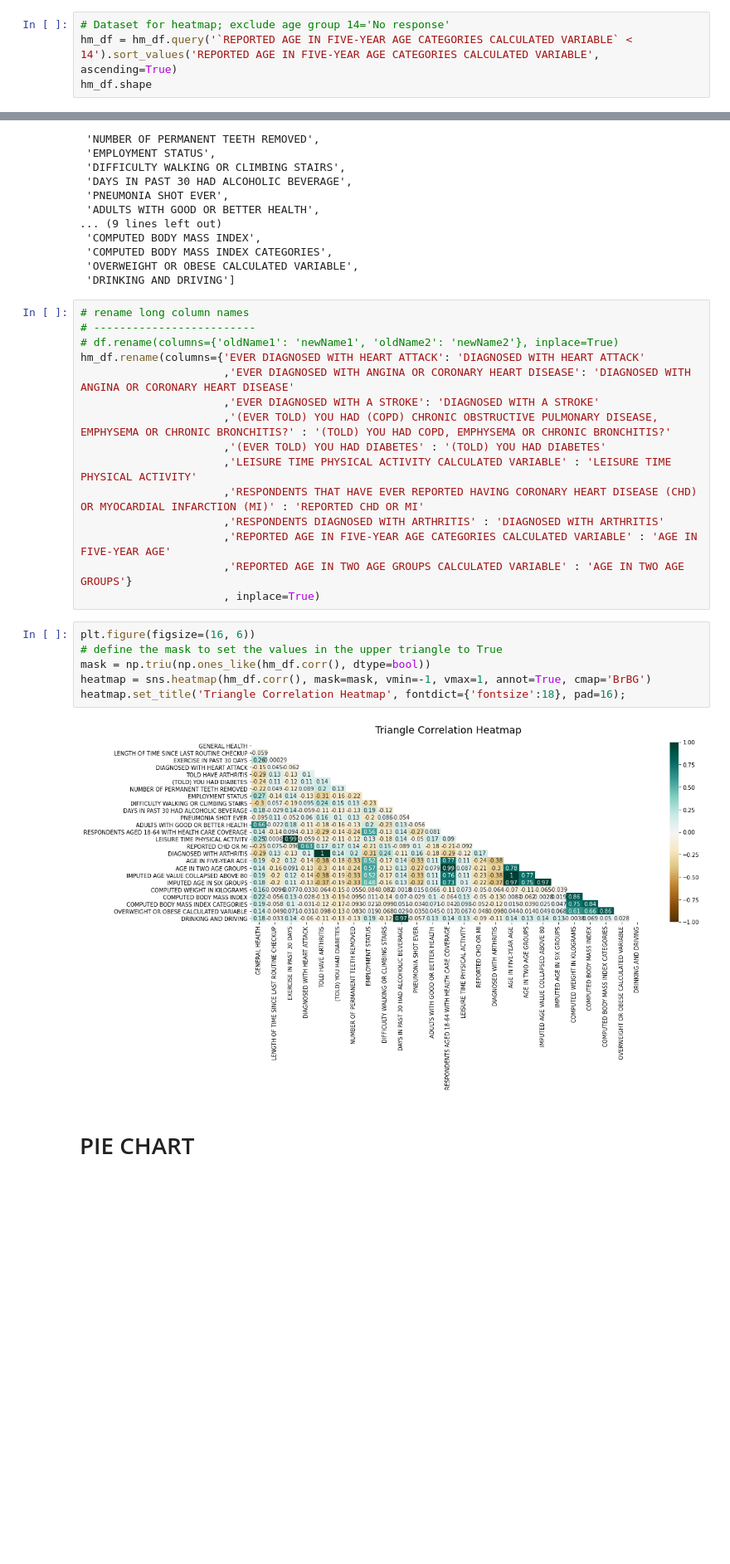
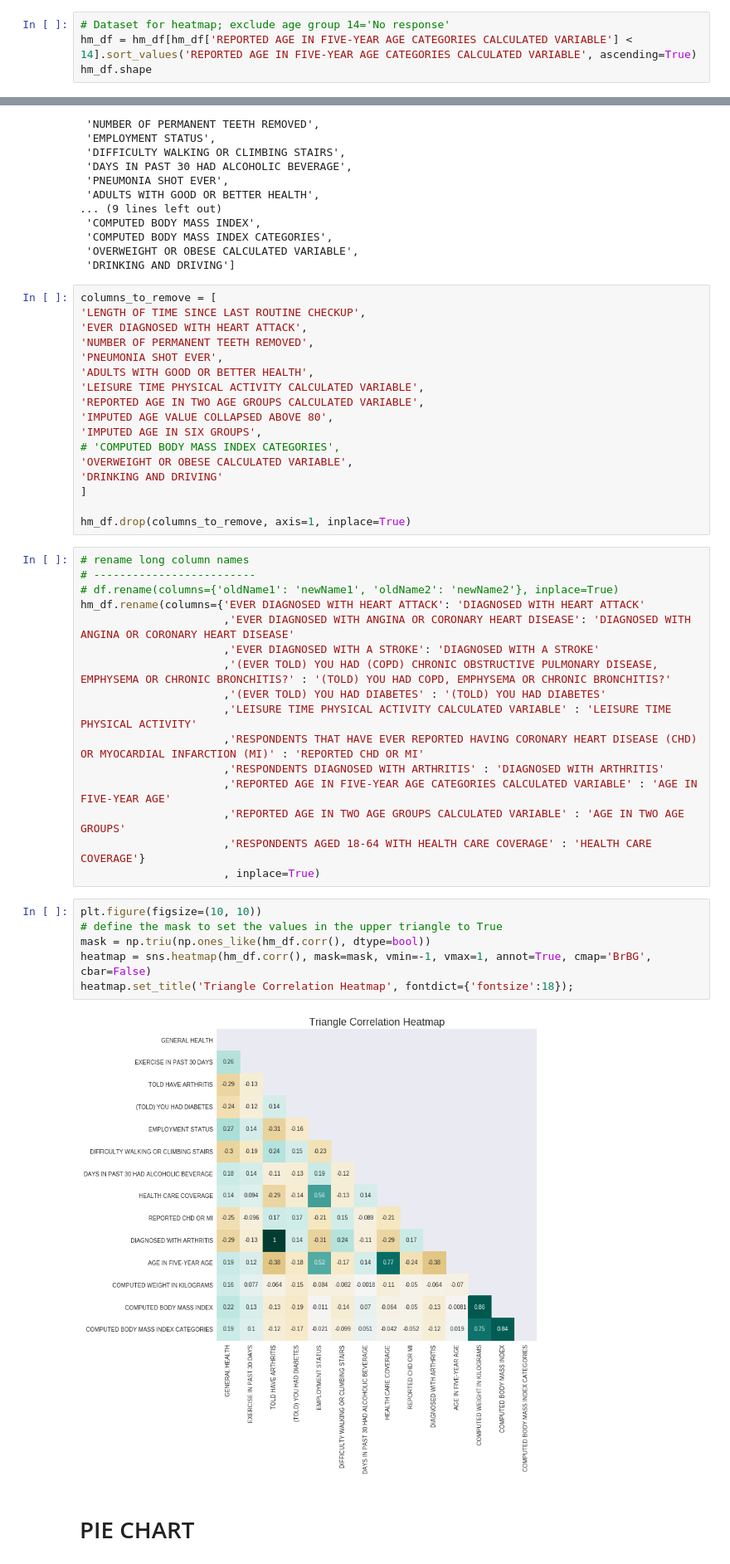
Before and after one commit to spring-camm-sergey/dse230, a Jupyter notebook: data_cleaning-diabetes.ipynb, the cells around one changed output, grey strips where cells are left out. Shown: that part at 83% size. Drawn from its saved outputs; the diff is of its cells as text; blank space fills up the shorter version.

```diff
--- a/data_cleaning-diabetes.ipynb
+++ b/data_cleaning-diabetes.ipynb
@@ -58,7 +78,7 @@ correlations = correlations[correlations>0.1].index.to_list()
 hm_df = clean_df_1[correlations]
 # %%
 # Dataset for heatmap; exclude age group 14='No response'
-hm_df = hm_df.query('`REPORTED AGE IN FIVE-YEAR AGE CATEGORIES CALCULATED VARIABLE` < 14').sort_values('REPORTED AGE IN FIVE-YEAR AGE CATEGORIES CALCULATED VARIABLE', ascending=True)
+hm_df = hm_df[hm_df['REPORTED AGE IN FIVE-YEAR AGE CATEGORIES CALCULATED VARIABLE'] < 14].sort_values('REPORTED AGE IN FIVE-YEAR AGE CATEGORIES CALCULATED VARIABLE', ascending=True)
 hm_df.shape
 # %% [output]
 (323558, 25)
@@ -82,6 +102,23 @@ hm_df.columns.to_list()
  'COMPUTED BODY MASS INDEX CATEGORIES',
  'OVERWEIGHT OR OBESE CALCULATED VARIABLE',
  'DRINKING AND DRIVING']
+# %%
+columns_to_remove = [
+'LENGTH OF TIME SINCE LAST ROUTINE CHECKUP',
+'EVER DIAGNOSED WITH HEART ATTACK',
+'NUMBER OF PERMANENT TEETH REMOVED',
+'PNEUMONIA SHOT EVER',
+'ADULTS WITH GOOD OR BETTER HEALTH',
+'LEISURE TIME PHYSICAL ACTIVITY CALCULATED VARIABLE',
+'REPORTED AGE IN TWO AGE GROUPS CALCULATED VARIABLE',
+'IMPUTED AGE VALUE COLLAPSED ABOVE 80',
+'IMPUTED AGE IN SIX GROUPS',
+# 'COMPUTED BODY MASS INDEX CATEGORIES',
+'OVERWEIGHT OR OBESE CALCULATED VARIABLE',
+'DRINKING AND DRIVING'
+]
+
+hm_df.drop(columns_to_remove, axis=1, inplace=True)
 # %%
 # rename long column names
 # -------------------------
@@ -95,16 +132,17 @@ hm_df.rename(columns={'EVER DIAGNOSED WITH HEART ATTACK': 'DIAGNOSED WITH HEART
                       ,'RESPONDENTS THAT HAVE EVER REPORTED HAVING CORONARY HEART DISEASE (CHD) OR MYOCARDIAL INFARCTION (MI)' : 'REPORTED CHD OR MI'
                       ,'RESPONDENTS DIAGNOSED WITH ARTHRITIS' : 'DIAGNOSED WITH ARTHRITIS'
                       ,'REPORTED AGE IN FIVE-YEAR AGE CATEGORIES CALCULATED VARIABLE' : 'AGE IN FIVE-YEAR AGE'
-                      ,'REPORTED AGE IN TWO AGE GROUPS CALCULATED VARIABLE' : 'AGE IN TWO AGE GROUPS'}
+                      ,'REPORTED AGE IN TWO AGE GROUPS CALCULATED VARIABLE' : 'AGE IN TWO AGE GROUPS'
+                      ,'RESPONDENTS AGED 18-64 WITH HEALTH CARE COVERAGE' : 'HEALTH CARE COVERAGE'}
                       , inplace=True)
 # %%
-plt.figure(figsize=(16, 6))
+plt.figure(figsize=(10, 10))
 # define the mask to set the values in the upper triangle to True
 mask = np.triu(np.ones_like(hm_df.corr(), dtype=bool))
-heatmap = sns.heatmap(hm_df.corr(), mask=mask, vmin=-1, vmax=1, annot=True, cmap='BrBG')
-heatmap.set_title('Triangle Correlation Heatmap', fontdict={'fontsize':18}, pad=16);
+heatmap = sns.heatmap(hm_df.corr(), mask=mask, vmin=-1, vmax=1, annot=True, cmap='BrBG', cbar=False)
+heatmap.set_title('Triangle Correlation Heatmap', fontdict={'fontsize':18});
 # %% [output]
-[figure, old version]
+[figure, new version]
 # %% [markdown]
 # PIE CHART
 # %%
```
Also changed, not shown: parts of 9 cells of this notebook, 1 other file.
